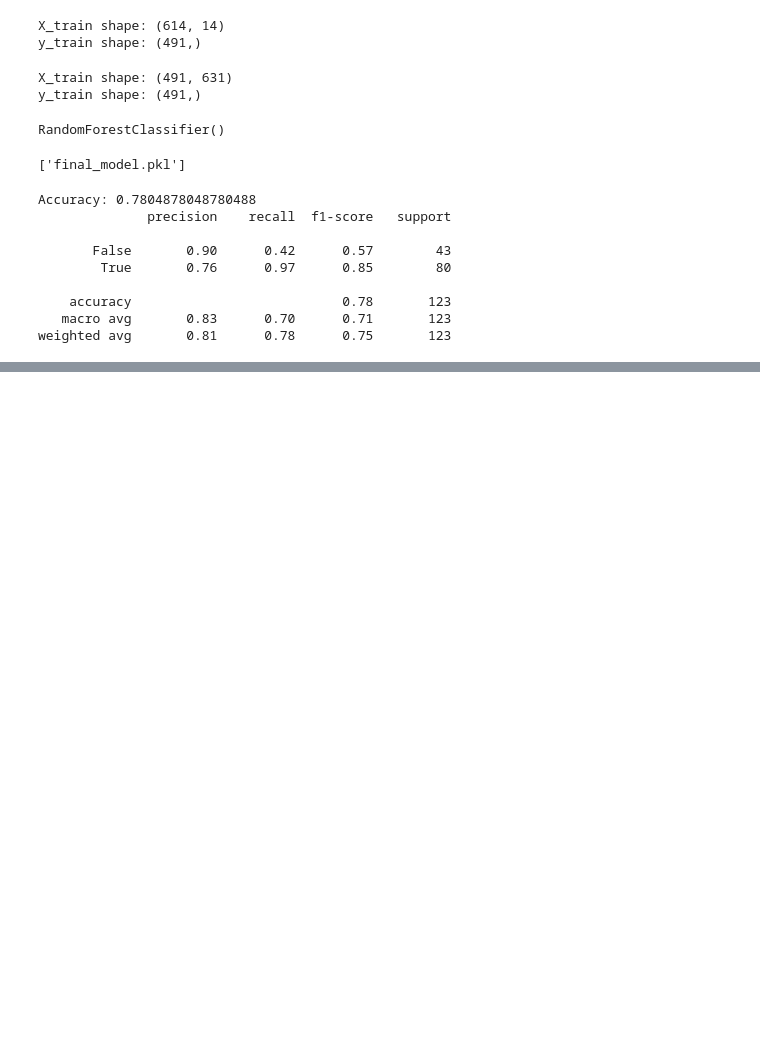
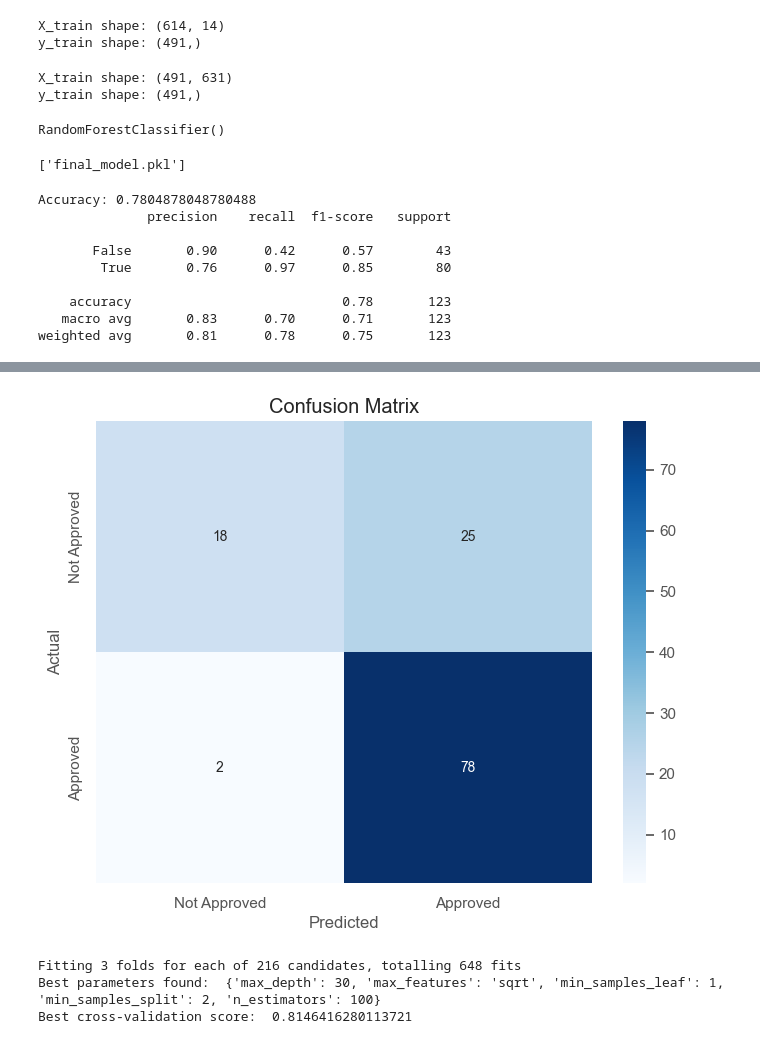
Before and after one commit to rubydamodar/Loan-approval-prediction-, a Jupyter notebook: loan approval Exploratory Data Analysis (EDA)/LoanApproval.ipynb, the cells around one changed output, grey strips where cells are left out. Saved outputs shown, nothing was run; the diff lists cells and outputs as text; code cells hidden in the pictures; blank space fills up the shorter version.

```diff
--- a/loan approval Exploratory Data Analysis (EDA)/LoanApprovalEDA.ipynb
+++ b/loan approval Exploratory Data Analysis (EDA)/LoanApproval.ipynb
@@ -557,0 +575,11 @@ weighted avg       0.81      0.78      0.75       123
+# %%
+from sklearn.metrics import confusion_matrix
+cm = confusion_matrix(y_test, predictions)
+plt.figure(figsize=(8, 6))
+sns.heatmap(cm, annot=True, fmt='d', cmap='Blues', xticklabels=['Not Approved', 'Approved'], yticklabels=['Not Approved', 'Approved'])
+plt.ylabel('Actual')
+plt.xlabel('Predicted')
+plt.title('Confusion Matrix')
+plt.show()
+# %% [output]
+[figure, added]
@@ -557,0 +594,17 @@ weighted avg       0.81      0.78      0.75       123
+# %%
+rf_model = RandomForestClassifier()
+
+# Initialize GridSearchCV
+grid_search = GridSearchCV(estimator=rf_model, param_grid=param_grid,
+                           cv=3, n_jobs=-1, verbose=2)
+
+# Fit GridSearchCV
+grid_search.fit(X_train, y_train)
+
+# Print best parameters and best score
+print("Best parameters found: ", grid_search.best_params_)
+print("Best cross-validation score: ", grid_search.best_score_)
+# %% [output]
+Fitting 3 folds for each of 216 candidates, totalling 648 fits
+Best parameters found:  {'max_depth': 30, 'max_features': 'sqrt', 'min_samples_leaf': 1, 'min_samples_split': 2, 'n_estimators': 100}
+Best cross-validation score:  0.8146416280113721
```
Also changed, not shown: parts of 5 cells of this notebook, 2 other files.
